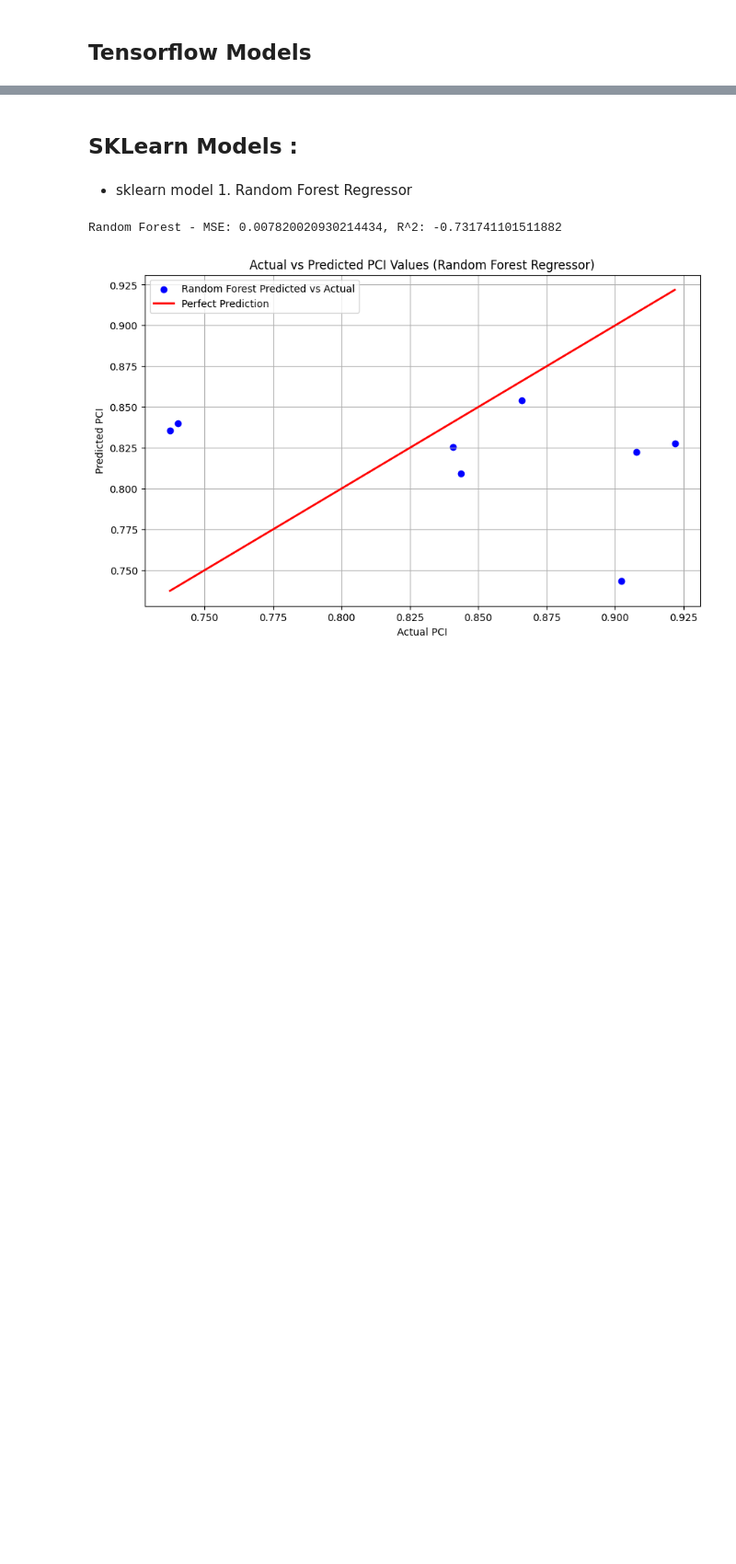
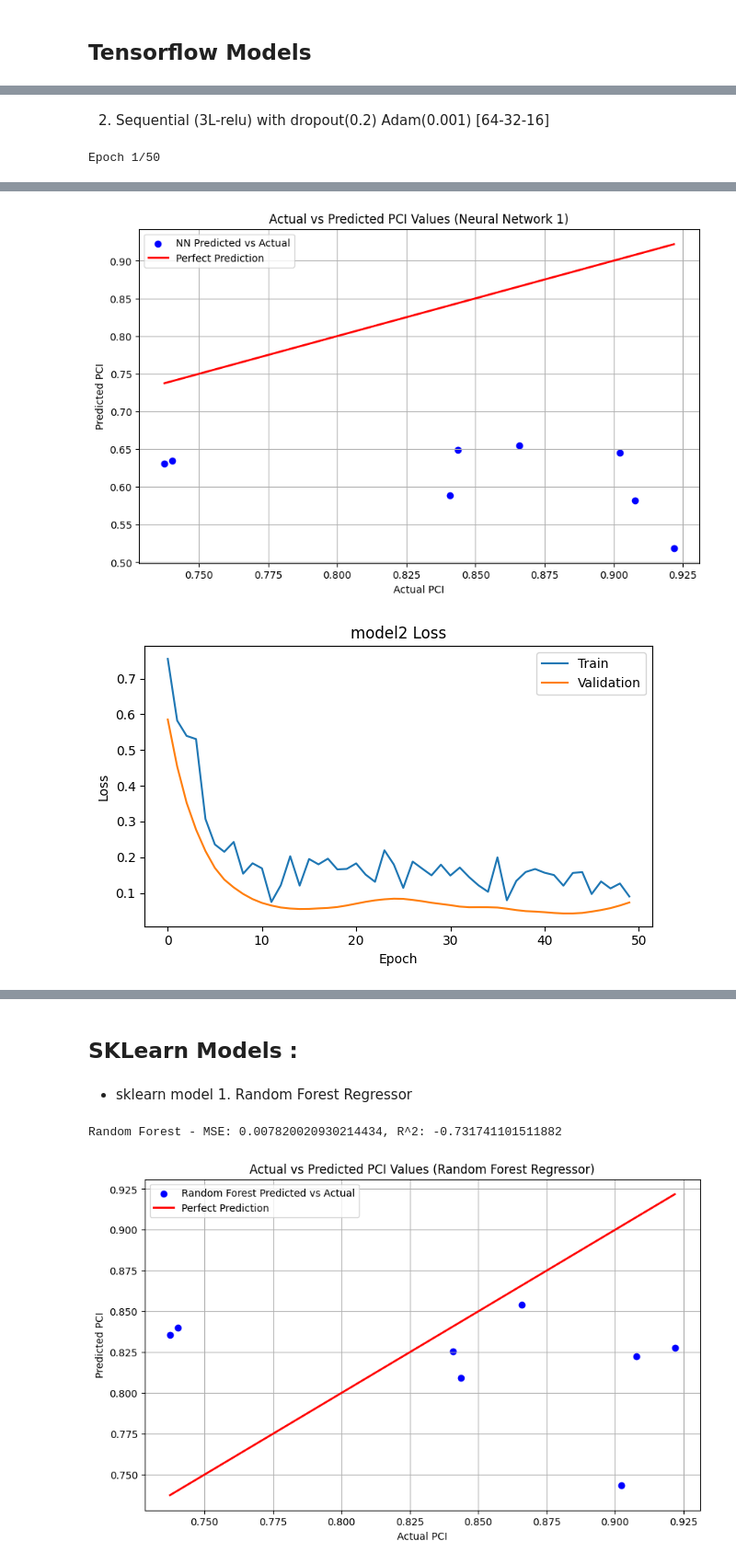
Before and after one commit to nexiouscaliver/pavement-condition-prediction, a Jupyter notebook: notebooks/trail-error.ipynb, the cells around one changed output, grey strips where cells are left out. Shown at 92% size. Drawn from its saved outputs; the diff is of its cells as text; code cells hidden in the pictures; blank space fills up the shorter version.

```diff
--- a/notebooks/trail-error.ipynb
+++ b/notebooks/trail-error.ipynb
@@ -23,0 +99,62 @@ y_test = pd.read_csv(r'../datasets/hy_test.csv')
+# %% [markdown]
+2. Sequential (3L-relu) with dropout(0.2) Adam(0.001) [64-32-16]
+# %%
+%%time
+model2 = Sequential()
+
+# Input layer and first hidden layer
+model2.add(Dense(64, input_dim=X_train.shape[1], activation='relu'))
+model2.add(Dropout(0.2))
+
+# Second hidden layer
+model2.add(Dense(32, activation='relu'))
+model2.add(Dropout(0.2))
+
+# Third hidden layer (optional)
+model2.add(Dense(16, activation='relu'))
+model2.add(Dropout(0.2))
+
+# Output layer
+model2.add(Dense(1, activation='linear'))
+
+# Compile the model2
+model2.compile(optimizer=Adam(learning_rate=0.001), loss='mse')
+
+# model2.summary()
+
+# Train the model2
+history = model2.fit(X_train, y_train, validation_data=(X_val, y_val), epochs=50, batch_size=32)
+
+# Evaluate the model2
+test_loss= model2.evaluate(X_test, y_test)
+print(f'Test Loss: {test_loss}')
+y_pred_nn2 = model2.predict(X_test)
+mse_nn2 = mean_squared_error(y_test, y_pred_nn2)
+r2_nn2 = r2_score(y_test, y_pred_nn2)
+print(f'NN2 - MSE: {mse_nn2}, R^2: {r2_nn2}')
+
+plt.figure(figsize=(10, 6))
+plt.scatter(y_test, y_pred_nn2, color='blue', label='NN Predicted vs Actual')
+plt.plot([y_test.min(), y_test.max()], [y_test.min(), y_test.max()], color='red', lw=2, label='Perfect Prediction')
+plt.title('Actual vs Predicted PCI Values (Neural Network 1)')
+plt.xlabel('Actual PCI')
+plt.ylabel('Predicted PCI')
+plt.legend()
+plt.grid(True)
+plt.show()
+
+# Plot training & validation loss values
+plt.figure(figsize=(12, 4))
+
+plt.subplot(1, 2, 1)
+plt.plot(history.history['loss'])
+plt.plot(history.history['val_loss'])
+plt.title('model2 Loss')
+plt.xlabel('Epoch')
+plt.ylabel('Loss')
+plt.legend(['Train', 'Validation'], loc='upper right')
+
+plt.tight_layout()
+plt.show()
+# %% [output]
+Epoch 1/50
@@ -23,0 +178,2 @@ y_test = pd.read_csv(r'../datasets/hy_test.csv')
+[figure, added]
+[figure, added]
```
Also changed, not shown: parts of 12 cells of this notebook.
